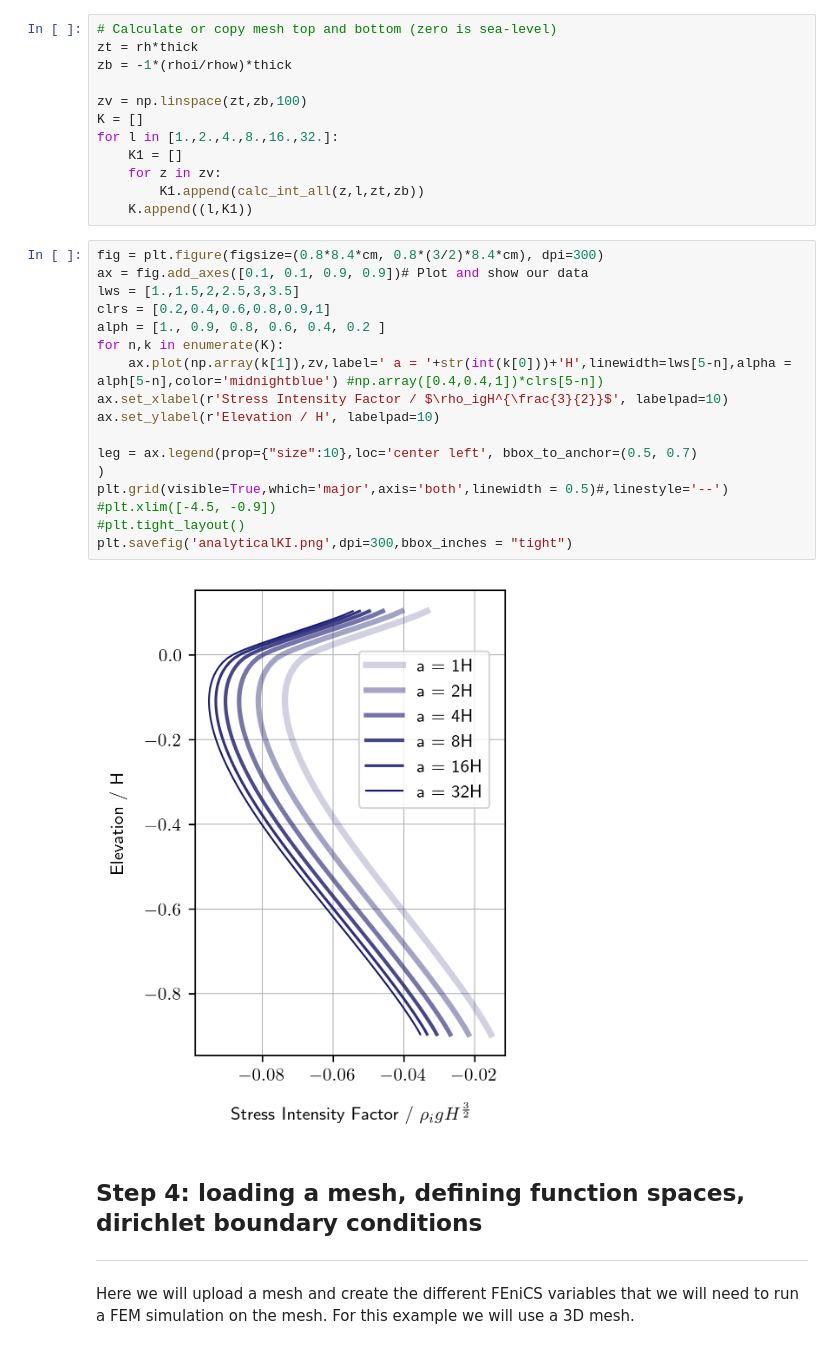
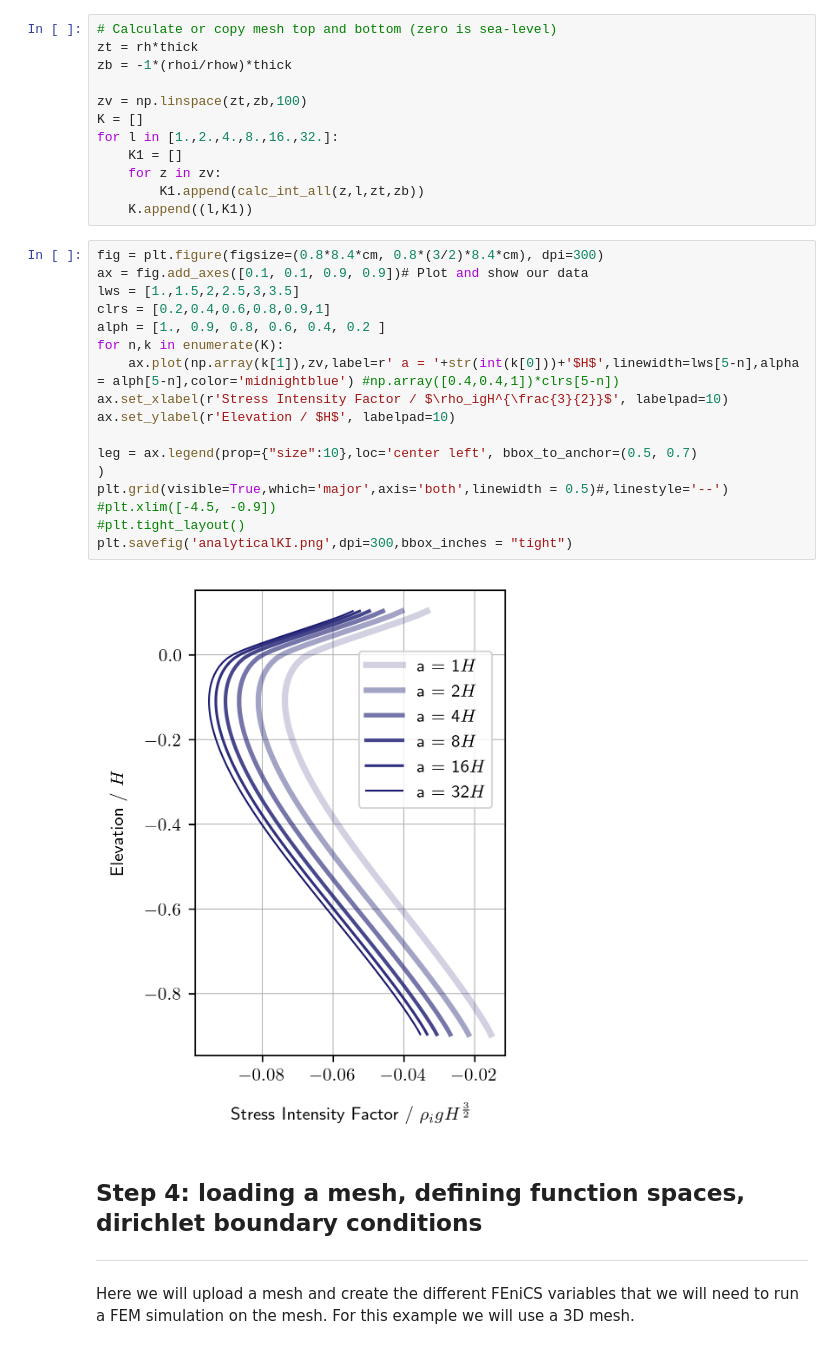
Before and after one commit to mforb/2Dv3D_rift_FEniCS, a Jupyter notebook: MF_3D_2D_paper.ipynb, the cells around one changed output. Saved outputs shown, nothing was run; the diff lists cells and outputs as text.

```diff
--- a/MF_3D_2D_paper.ipynb
+++ b/MF_3D_2D_paper.ipynb
@@ -673,22 +653,22 @@ for l in [1.,2.,4.,8.,16.,32.]:
 # %%
 fig = plt.figure(figsize=(0.8*8.4*cm, 0.8*(3/2)*8.4*cm), dpi=300)
 ax = fig.add_axes([0.1, 0.1, 0.9, 0.9])# Plot and show our data
 lws = [1.,1.5,2,2.5,3,3.5]
 clrs = [0.2,0.4,0.6,0.8,0.9,1]
 alph = [1., 0.9, 0.8, 0.6, 0.4, 0.2 ]
 for n,k in enumerate(K):
-    ax.plot(np.array(k[1]),zv,label=' a = '+str(int(k[0]))+'H',linewidth=lws[5-n],alpha = alph[5-n],color='midnightblue') #np.array([0.4,0.4,1])*clrs[5-n])
+    ax.plot(np.array(k[1]),zv,label=r' a = '+str(int(k[0]))+'$H$',linewidth=lws[5-n],alpha = alph[5-n],color='midnightblue') #np.array([0.4,0.4,1])*clrs[5-n])
 ax.set_xlabel(r'Stress Intensity Factor / $\rho_igH^{\frac{3}{2}}$', labelpad=10)
-ax.set_ylabel(r'Elevation / H', labelpad=10)
+ax.set_ylabel(r'Elevation / $H$', labelpad=10)
 
 leg = ax.legend(prop={"size":10},loc='center left', bbox_to_anchor=(0.5, 0.7)
 )
 plt.grid(visible=True,which='major',axis='both',linewidth = 0.5)#,linestyle='--')
 #plt.xlim([-4.5, -0.9])
 #plt.tight_layout()
 plt.savefig('analyticalKI.png',dpi=300,bbox_inches = "tight")
 # %% [output]
-[figure, old version]
+[figure, new version]
 # %% [markdown]
 ## Step 4: loading a mesh, defining function spaces, dirichlet boundary conditions
 ***
```
Also changed, not shown: parts of 14 cells of this notebook, 13 other files.
